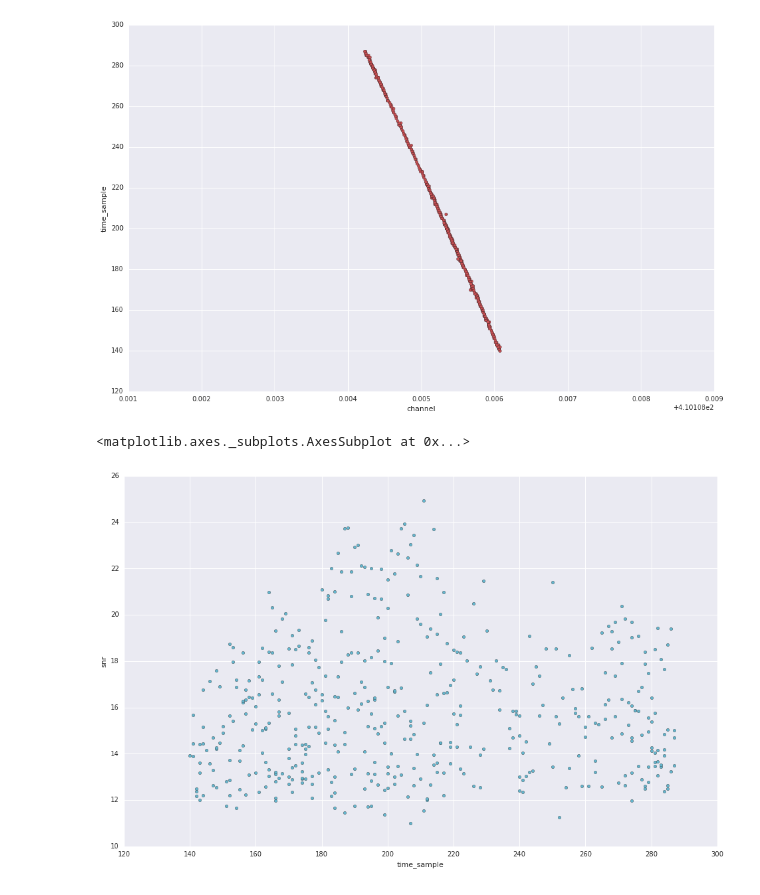
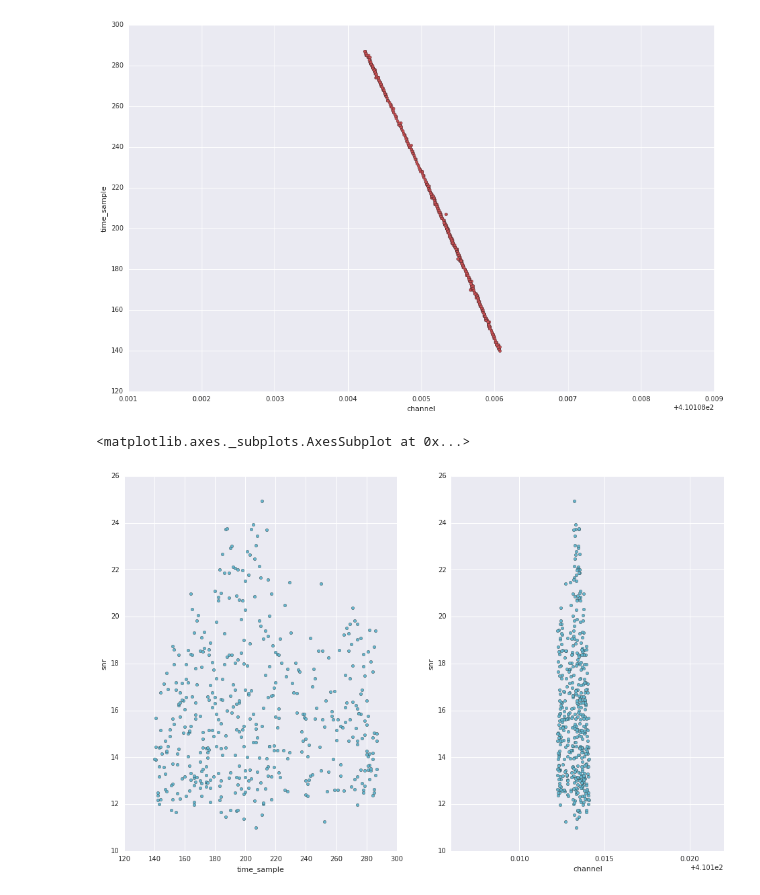
Before and after one commit to BIRALES/birales, a Jupyter notebook: pybirales/services/scripts/analysis/candidates_analysis.ipynb, the cells around one changed output. Saved outputs shown, nothing was run; the diff lists cells and outputs as text; code cells hidden in the pictures.

```diff
--- a/pybirales/services/scripts/analysis/candidates_analysis.ipynb
+++ b/pybirales/services/scripts/analysis/candidates_analysis.ipynb
@@ -35,12 +35,15 @@ for i, d in enumerate(dfs[1:]):
 # %%
 df = dfs[0]
 channels = df['channel'].values.reshape(-1, 1)
 time = df['time_sample']
 l = _linear_model.fit(channels, time)
 l.estimator_.coef_
 l.estimator_.score(channels[l.inlier_mask_], time[l.inlier_mask_])
 
-df[l.inlier_mask_].plot(x='time_sample', y='snr', kind='scatter', color=cs[3])
+fig, axes = plt.subplots(nrows=1, ncols=2)
+
+df[l.inlier_mask_].plot(x='time_sample', y='snr', kind='scatter', color=cs[3], ax=axes[0])
+df[l.inlier_mask_].plot(x='channel', y='snr', kind='scatter', color=cs[3], ax=axes[1])
 # %% [output]
 <matplotlib.axes._subplots.AxesSubplot at 0x...>
-[figure, old version]
+[figure, new version]
```
Also changed, not shown: 5 other files.
